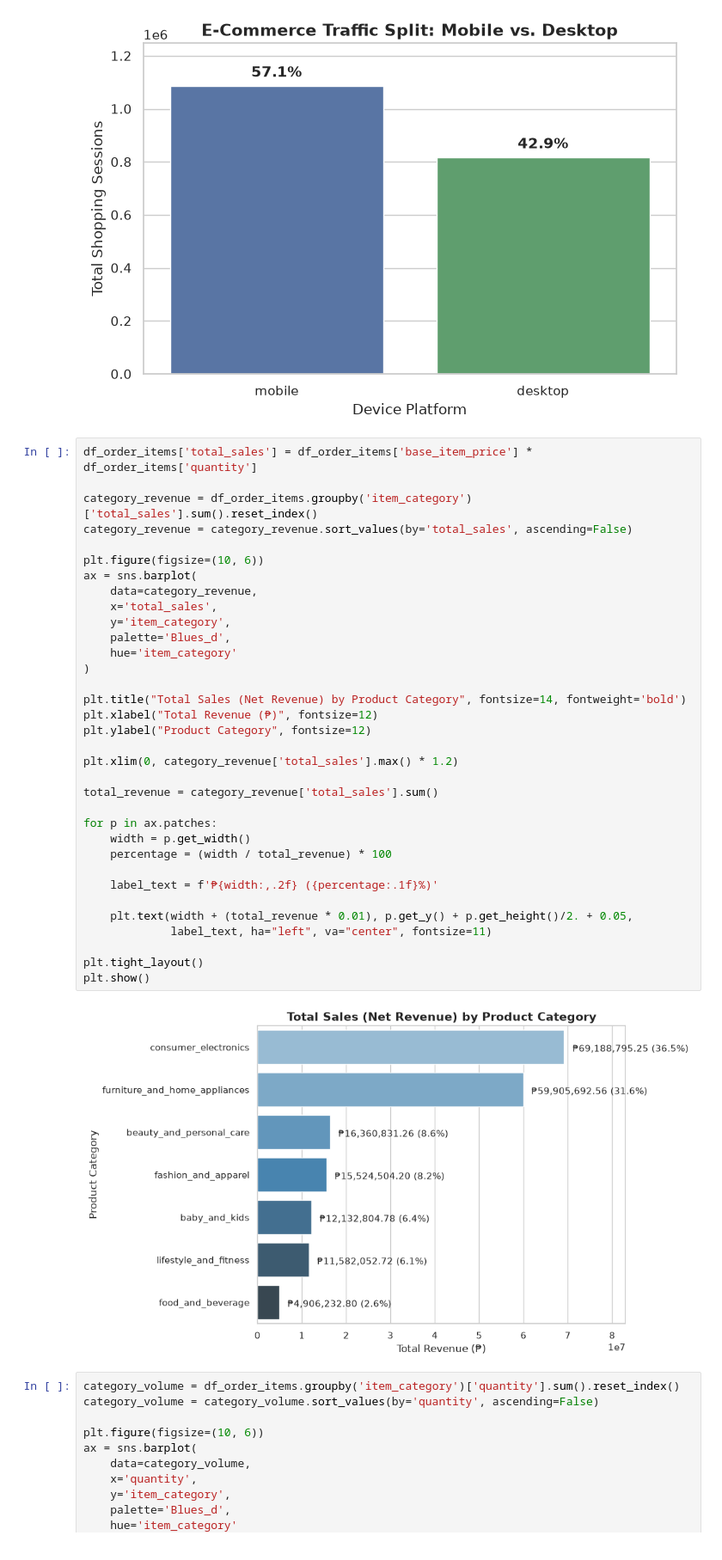
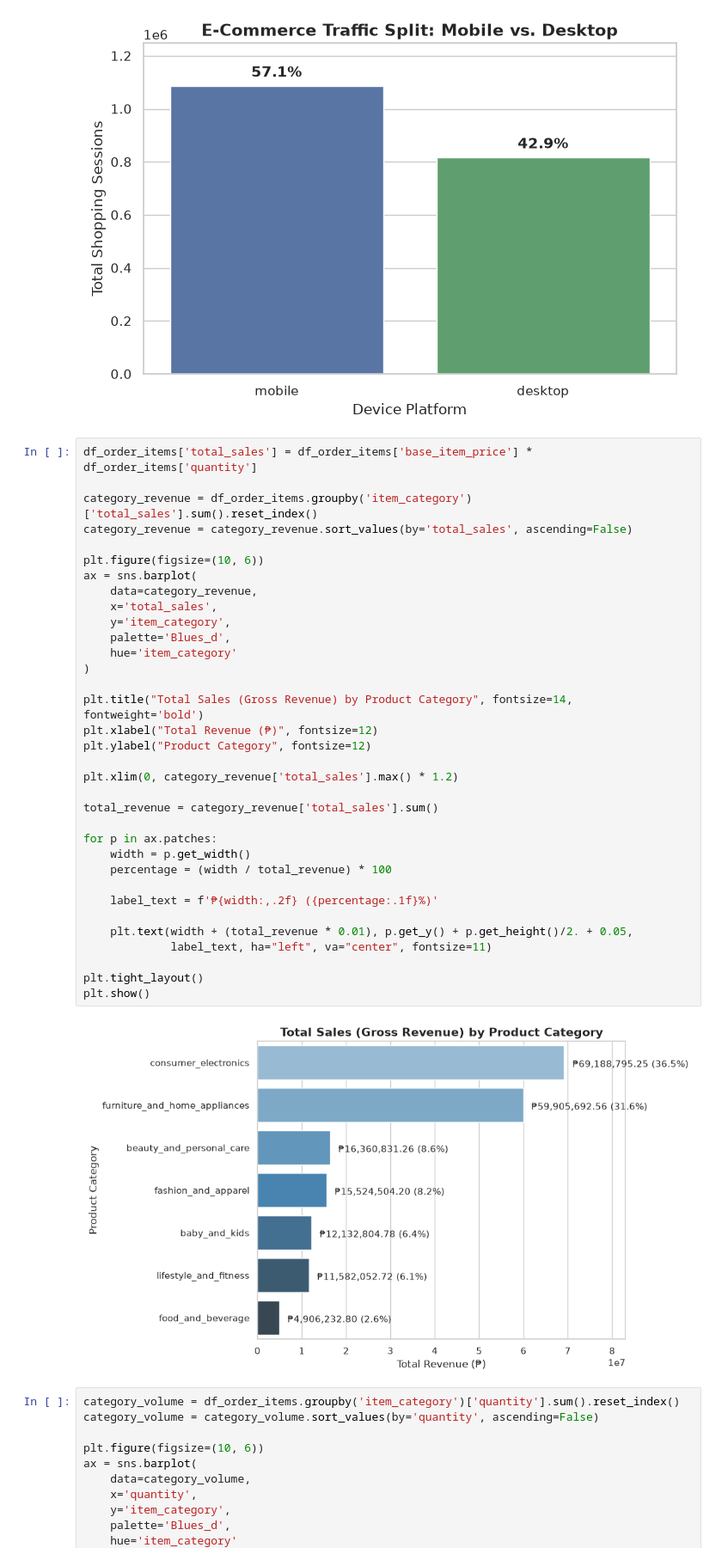
Before and after one commit to ruicchi/ph-ecommerce-data-simulator, a Jupyter notebook: notebooks/exploratory_data_analysis.ipynb, the cells around one changed output. Shown at 86% size. Cells and saved outputs as stored; diff of their text form.

```diff
--- a/notebooks/exploratory_data_analysis.ipynb
+++ b/notebooks/exploratory_data_analysis.ipynb
@@ -168,35 +168,35 @@ category_revenue = df_order_items.groupby('item_category')['total_sales'].sum().
 category_revenue = category_revenue.sort_values(by='total_sales', ascending=False)
 
 plt.figure(figsize=(10, 6))
 ax = sns.barplot(
     data=category_revenue,
     x='total_sales',
     y='item_category',
     palette='Blues_d',
     hue='item_category'
 )
 
-plt.title("Total Sales (Net Revenue) by Product Category", fontsize=14, fontweight='bold')
+plt.title("Total Sales (Gross Revenue) by Product Category", fontsize=14, fontweight='bold')
 plt.xlabel("Total Revenue (₱)", fontsize=12)
 plt.ylabel("Product Category", fontsize=12)
 
 plt.xlim(0, category_revenue['total_sales'].max() * 1.2)
 
 total_revenue = category_revenue['total_sales'].sum()
 
 for p in ax.patches:
     width = p.get_width()
     percentage = (width / total_revenue) * 100
 
     label_text = f'₱{width:,.2f} ({percentage:.1f}%)'
 
     plt.text(width + (total_revenue * 0.01), p.get_y() + p.get_height()/2. + 0.05,
              label_text, ha="left", va="center", fontsize=11)
 
 plt.tight_layout()
 plt.show()
 # %% [output]
-[figure, old version]
+[figure, new version]
 # %%
 category_volume = df_order_items.groupby('item_category')['quantity'].sum().reset_index()
 category_volume = category_volume.sort_values(by='quantity', ascending=False)
```
